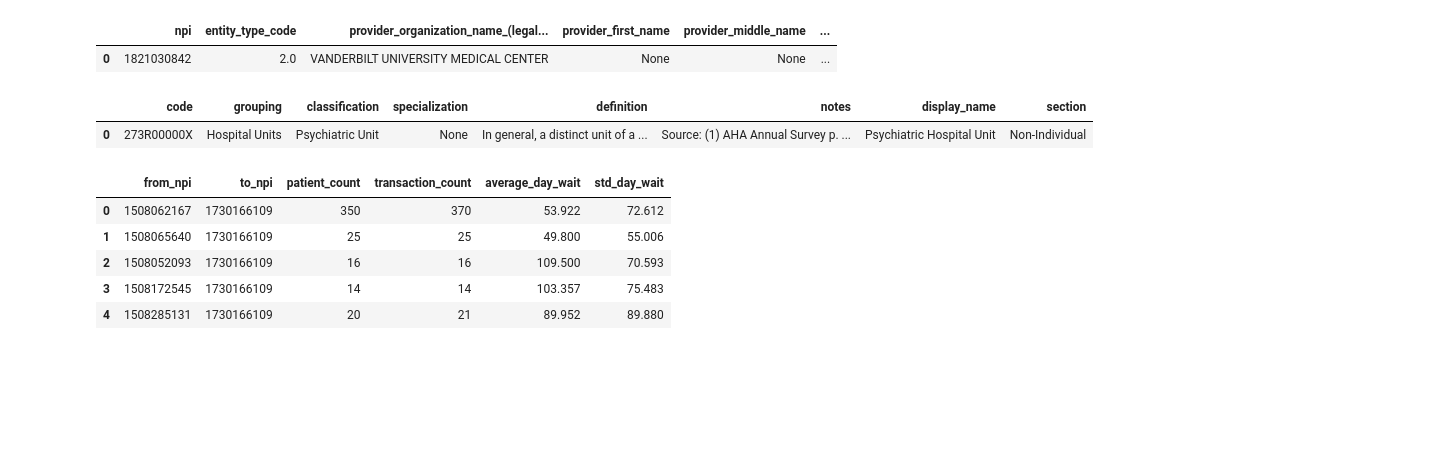
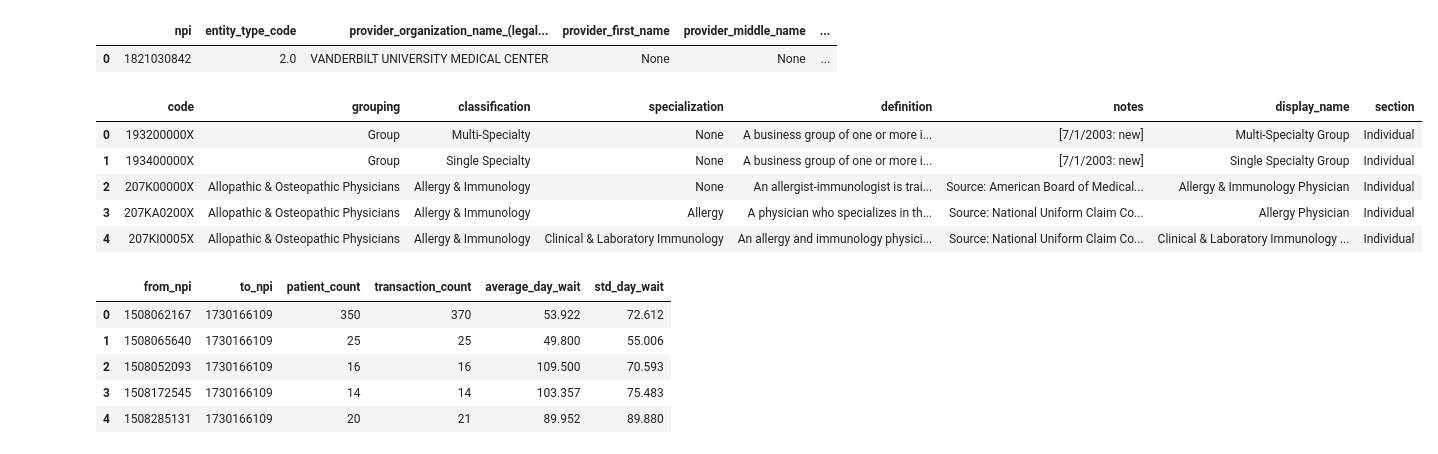
Before and after one commit to ballir27/hop-team-healthcare-providers, a Jupyter notebook: AB-Nash_Providers.ipynb, the cells around one changed output. Cells and saved outputs as stored; diff of their text form; code cells hidden in the pictures; blank space fills up the shorter version.

```diff
--- a/AB-Nash_Providers.ipynb
+++ b/AB-Nash_Providers.ipynb
@@ -29,15 +29,19 @@ npi_sqlite.head()
 |  | npi | entity_type_code | provider_organization_name_(legal... | provider_first_name | provider_middle_name | ... |
 | 0 | 1821030842 | 2.0 | VANDERBILT UNIVERSITY MEDICAL CENTER | None | None | ... |
 # %%
-query = "SELECT * FROM taxonomy WHERE code='273R00000X' LIMIT 10"
+query = "SELECT * FROM taxonomy LIMIT 10"
 
 with sqlite3.connect('data/hop_teaming.sqlite') as db:
     taxonomy_sqlite = pd.read_sql(query, db)
 
 taxonomy_sqlite.head()
 # %% [output]
 |  | code | grouping | classification | specialization | definition | notes | display_name | section |
-| 0 | 273R00000X | Hospital Units | Psychiatric Unit | None | In general, a distinct unit of a ... | Source: (1) AHA Annual Survey p. ... | Psychiatric Hospital Unit | Non-Individual |
+| 0 | 193200000X | Group | Multi-Specialty | None | A business group of one or more i... | [7/1/2003: new] | Multi-Specialty Group | Individual |
+| 1 | 193400000X | Group | Single Specialty | None | A business group of one or more i... | [7/1/2003: new] | Single Specialty Group | Individual |
+| 2 | 207K00000X | Allopathic & Osteopathic Physicians | Allergy & Immunology | None | An allergist-immunologist is trai... | Source: American Board of Medical... | Allergy & Immunology Physician | Individual |
+| 3 | 207KA0200X | Allopathic & Osteopathic Physicians | Allergy & Immunology | Allergy | A physician who specializes in th... | Source: National Uniform Claim Co... | Allergy Physician | Individual |
+| 4 | 207KI0005X | Allopathic & Osteopathic Physicians | Allergy & Immunology | Clinical & Laboratory Immunology | An allergy and immunology physici... | Source: National Uniform Claim Co... | Clinical & Laboratory Immunology ... | Individual |
 # %%
 query = "SELECT * FROM hopteaming LIMIT 10"
 
```
